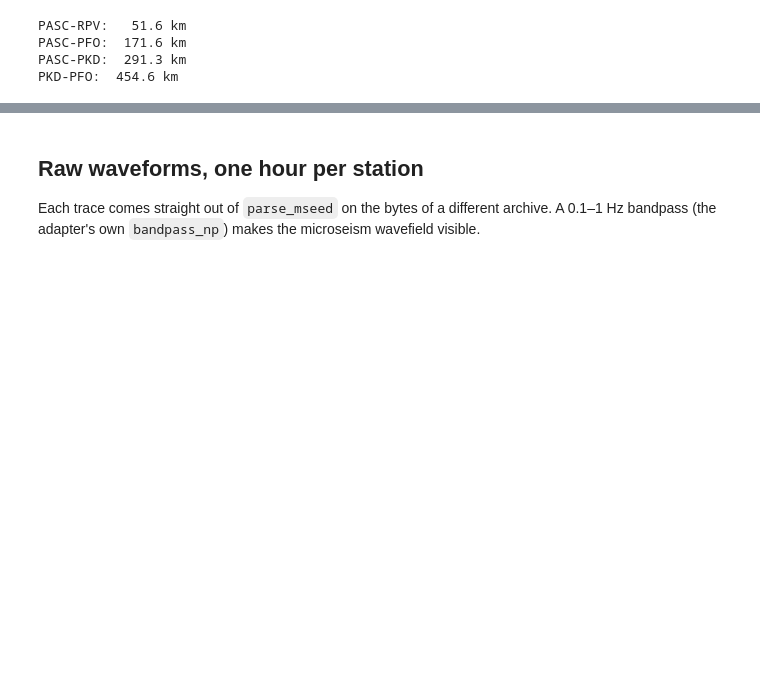
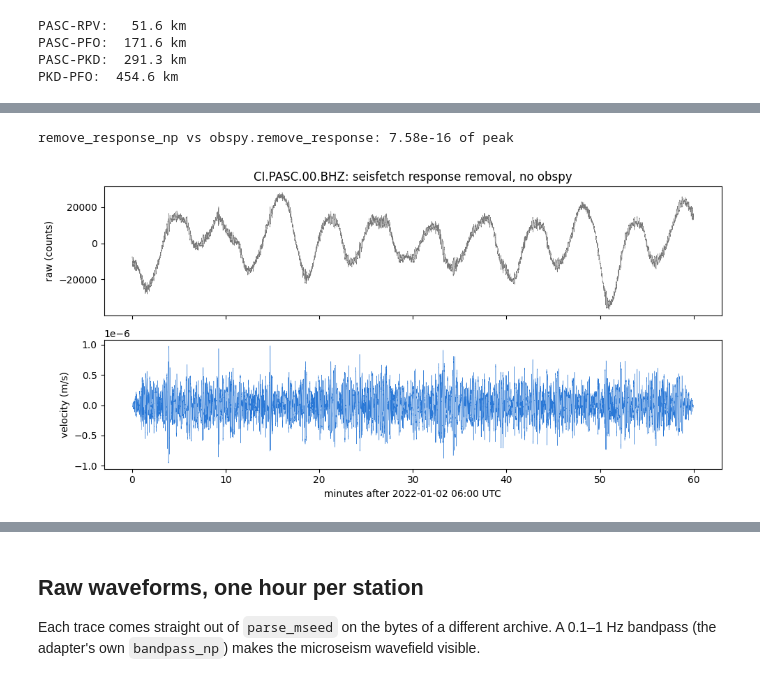
Before and after one commit to Denolle-Lab/seisfetch, a Jupyter notebook: notebooks/06_cross_correlation_three_archives.ipynb, the cells around one changed output, grey strips where cells are left out. Cells and saved outputs as stored; diff of their text form; code cells hidden in the pictures; blank space fills up the shorter version.

```diff
--- a/notebooks/06_cross_correlation_three_archives.ipynb
+++ b/notebooks/06_cross_correlation_three_archives.ipynb
@@ -107,0 +168,49 @@ PKD-PFO:  454.6 km
+# %%
+# validation on the demo hour: counts -> velocity, cross-checked vs obspy
+show0 = datetime.fromisoformat(SHOW_DAY).replace(tzinfo=timezone.utc)
+HOUR = 6  # 06:00-07:00 UTC
+sta = "PASC"
+dc, net, loc, cha, *_ = STATIONS[sta]
+nslc = f"{net}.{sta}.{loc}.{cha}"
+seg = parse_mseed(raw[(sta, SHOW_DAY)]).segments()[nslc][0]
+fs = seg.sampling_rate
+i0 = int(round((show0.timestamp() + HOUR * 3600 - seg.starttime_ns / 1e9) * fs))
+x = seg.data[i0 : i0 + int(3600 * fs)].astype(np.float64)
+v = remove_response_np(
+    x,
+    fs,
+    response_for(sta, SHOW_DAY),
+    output="VEL",
+    pre_filt=PRE_FILT,
+    water_level=60.0,
+)
+
+try:
+    import io as _io
+
+    import obspy
+
+    tr = obspy.Trace(x.copy())
+    tr.stats.sampling_rate = fs
+    tr.stats.network, tr.stats.station = net, sta
+    tr.stats.location, tr.stats.channel = loc, cha
+    tr.stats.starttime = obspy.UTCDateTime(seg.starttime_ns / 1e9 + i0 / fs)
+    inv = obspy.read_inventory(_io.BytesIO(XML[sta]))
+    tr.remove_response(inventory=inv, output="VEL", pre_filt=PRE_FILT, water_level=60.0)
+    rel = np.abs(v - tr.data).max() / np.abs(tr.data).max()
+    print(f"remove_response_np vs obspy.remove_response: {rel:.2e} of peak")
+except ImportError:
+    print("obspy not installed - port validated in tests/precision/")
+
+fig, axes = plt.subplots(2, 1, figsize=(10, 5), sharex=True)
+t = np.arange(x.size) / fs / 60.0
+axes[0].plot(t, x, lw=0.3, color="#777")
+axes[0].set_ylabel("raw (counts)")
+axes[1].plot(t, v, lw=0.3, color=COLORS[sta])
+axes[1].set_ylabel("velocity (m/s)")
+axes[1].set_xlabel(f"minutes after {SHOW_DAY} {HOUR:02d}:00 UTC")
+axes[0].set_title(f"{nslc}: seisfetch response removal, no obspy")
+fig.tight_layout()
+# %% [output]
+remove_response_np vs obspy.remove_response: 7.58e-16 of peak
+[figure, added]
```
Also changed, not shown: parts of 5 cells of this notebook, 12 other files.
